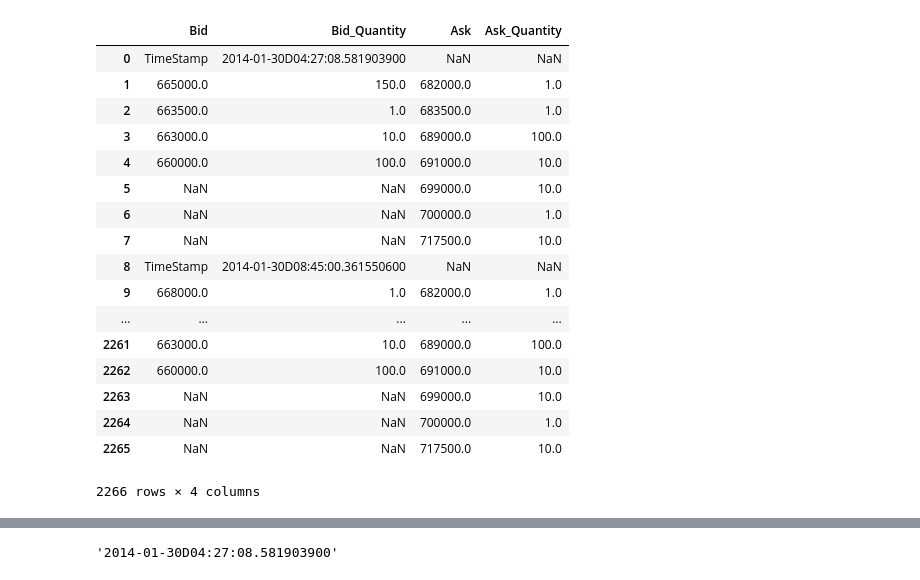
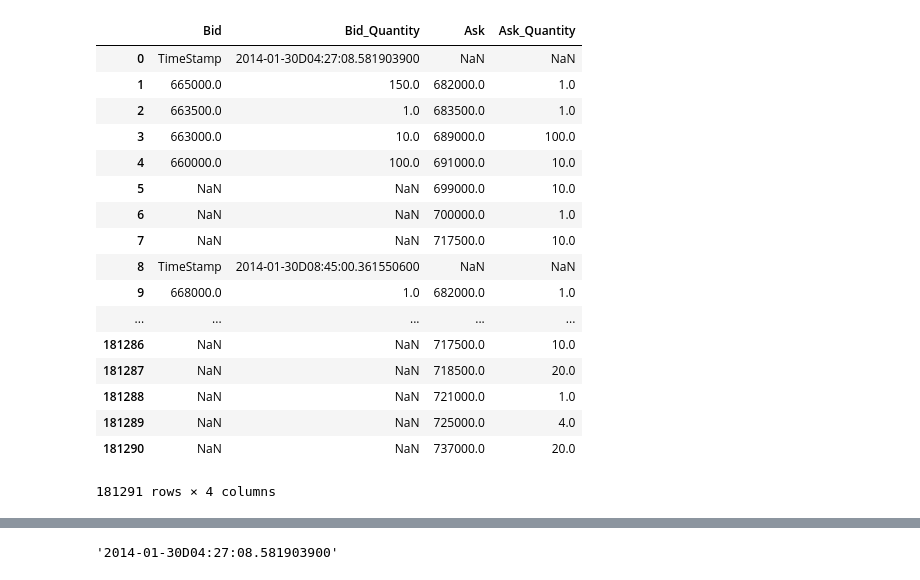
Before and after one commit to rorysroes/SGX-Full-OrderBook-Tick-Data-Trading-Strategy, a Jupyter notebook: before_open_market_9_21_csv.ipynb, the cells around one changed output, grey strips where cells are left out. Cells and saved outputs as stored; diff of their text form; code cells hidden in the pictures.

```diff
--- a/before_open_market_9_21_csv.ipynb
+++ b/before_open_market_9_21_csv.ipynb
@@ -773,21 +733,21 @@ data[300:301]
 # %%
-pd.read_table('order_book.csv',sep=',')#[0:50]
+pd.read_table('order_book_2014_1_30.csv',sep=',')#[0:50]
 # %% [output]
 |  | Bid | Bid_Quantity | Ask | Ask_Quantity |
 | 0 | TimeStamp | 2014-01-30D04:27:08.581903900 | NaN | NaN |
 | 1 | 665000.0 | 150.0 | 682000.0 | 1.0 |
 | 2 | 663500.0 | 1.0 | 683500.0 | 1.0 |
 | 3 | 663000.0 | 10.0 | 689000.0 | 100.0 |
 | 4 | 660000.0 | 100.0 | 691000.0 | 10.0 |
 | 5 | NaN | NaN | 699000.0 | 10.0 |
 | 6 | NaN | NaN | 700000.0 | 1.0 |
 | 7 | NaN | NaN | 717500.0 | 10.0 |
 | 8 | TimeStamp | 2014-01-30D08:45:00.361550600 | NaN | NaN |
 | 9 | 668000.0 | 1.0 | 682000.0 | 1.0 |
 | ... | ... | ... | ... | ... |
-| 2261 | 663000.0 | 10.0 | 689000.0 | 100.0 |
-| 2262 | 660000.0 | 100.0 | 691000.0 | 10.0 |
-| 2263 | NaN | NaN | 699000.0 | 10.0 |
-| 2264 | NaN | NaN | 700000.0 | 1.0 |
-| 2265 | NaN | NaN | 717500.0 | 10.0 |
+| 181286 | NaN | NaN | 717500.0 | 10.0 |
+| 181287 | NaN | NaN | 718500.0 | 20.0 |
+| 181288 | NaN | NaN | 721000.0 | 1.0 |
+| 181289 | NaN | NaN | 725000.0 | 4.0 |
+| 181290 | NaN | NaN | 737000.0 | 20.0 |
-2266 rows × 4 columns
+181291 rows × 4 columns
```
Also changed, not shown: parts of 16 cells of this notebook.
